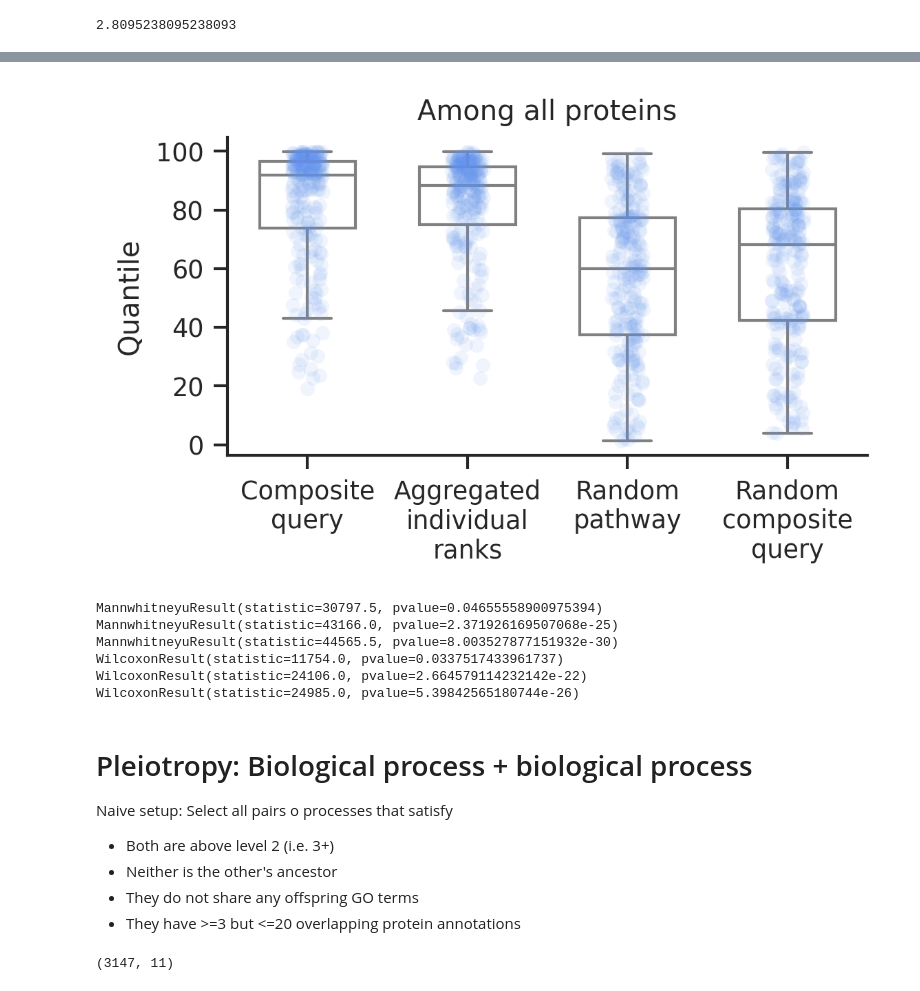
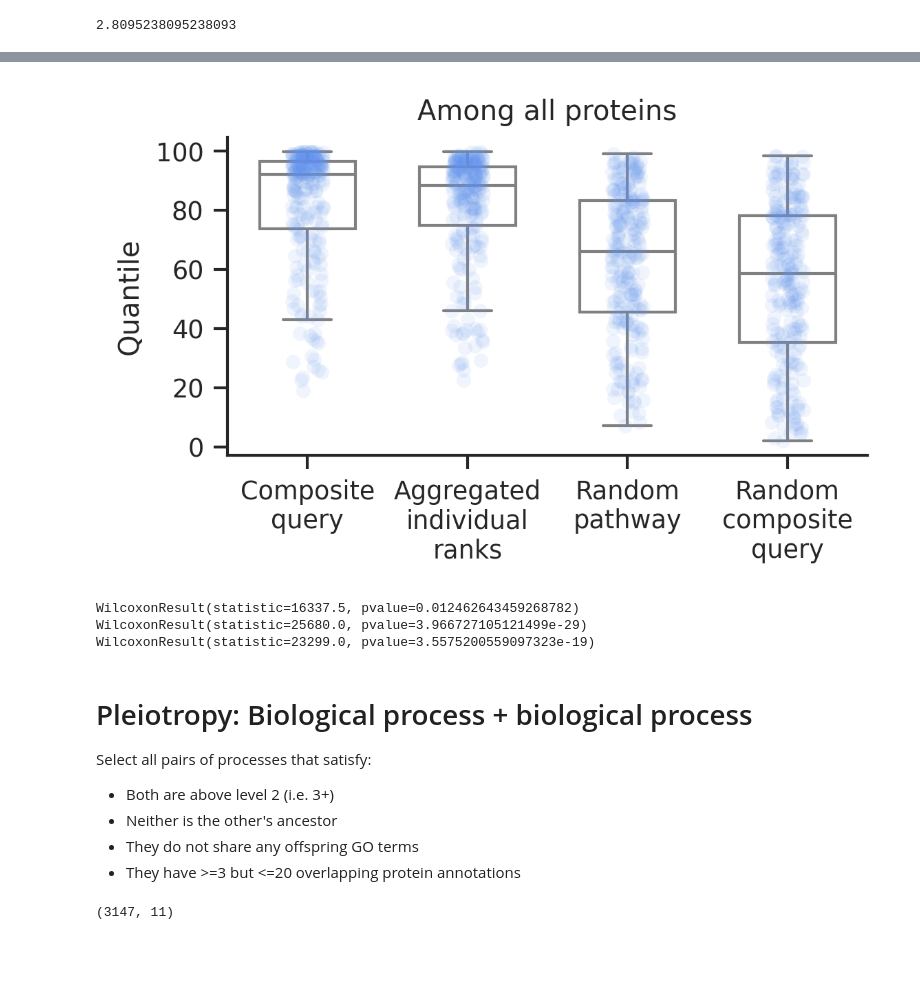
Before and after one commit to mims-harvard/ProCyon, a Jupyter notebook: examples/paper_analyses/composition_retrieval.ipynb, the cells around one changed output, grey strips where cells are left out. Saved outputs shown, nothing was run; the diff lists cells and outputs as text; code cells hidden in the pictures; blank space fills up the shorter version.

Commit message:
Fix random seed in compositional retrieval notebook

```diff
--- a/examples/paper_analyses/composition_retrieval.ipynb
+++ b/examples/paper_analyses/composition_retrieval.ipynb
@@ -149,12 +149,7 @@ go_procs_proteins = go_proteins.loc[go_procs.index]
 (3242, 11)
 # %%
 crosstalk = (
-    pd.read_csv(os.path.join(
-        DATA_DIR,
-        "experimental_data",
-        "compositional_prompts",
-        "crosstalk.csv",
-    )).
+    pd.read_csv(composition_path("crosstalk.csv")).
     query("Crosstalk == 'yes'").
     query("Species == 'Homo sapiens'").
     dropna(subset=["Molecule A Identifier", "Molecule B Identifier"], how="all")
@@ -524,9 +519,9 @@ if regenerate_data:
         })
         all_plot_data_among_all[(pathway_1, pathway_2)] = plot_data
 
-    torch.save(all_plot_data_among_all, "xtalkdb_all_plot_data_among_all.pt")
-    torch.save(composite_embeddings, "xtalkdb_composite_embeddings.pt")
-    torch.save(individual_embeddings, "xtalkdb_individual_embeddings.pt")
+    torch.save(all_plot_data_among_all, composition_path("xtalkdb_all_plot_data_among_all.pt"))
+    torch.save(composite_embeddings, composition_path("xtalkdb_composite_embeddings.pt"))
+    torch.save(individual_embeddings, composition_path("xtalkdb_individual_embeddings.pt"))
 
 else:
     all_plot_data_among_all = torch.load(composition_path("xtalkdb_all_plot_data_among_all.pt"))
@@ -585,65 +580,42 @@ sns.boxplot(
     whiskerprops=dict(color="gray"),
     flierprops=dict(color="gray", markeredgecolor="gray"),
     medianprops=dict(color="gray"),
 )
 sns.despine()
 plt.ylabel("Quantile")
 plt.title("Among all proteins")
 plt.show()
 
 print(
-    stats.mannwhitneyu(
-        temp["Composite\nquery"].values,
-        temp["Aggregated\nindividual\nranks"].values,
-    )
-)
-print(
-    stats.mannwhitneyu(
-        temp["Composite\nquery"].values,
-        temp["Random\ncomposite\nquery"].values,
-        alternative="greater",
-    )
-)
-print(
-    stats.mannwhitneyu(
-        temp["Composite\nquery"].values,
-        temp["Random\npathway"].values,
-        alternative="greater",
-    )
-)
-
-print(
     stats.wilcoxon(
         temp["Composite\nquery"].values,
         temp["Aggregated\nindividual\nranks"].values,
+        alternative="greater",
     )
 )
 print(
     stats.wilcoxon(
         temp["Composite\nquery"].values,
         temp["Random\ncomposite\nquery"].values,
         alternative="greater",
     )
 )
 print(
     stats.wilcoxon(
         temp["Composite\nquery"].values,
         temp["Random\npathway"].values,
         alternative="greater",
     )
 )
 # %% [output]
-[figure, old version]
+[figure, new version]
-MannwhitneyuResult(statistic=30797.5, pvalue=0.04655558900975394)
-MannwhitneyuResult(statistic=43166.0, pvalue=2.371926169507068e-25)
-MannwhitneyuResult(statistic=44565.5, pvalue=8.003527877151932e-30)
-WilcoxonResult(statistic=11754.0, pvalue=0.0337517433961737)
-WilcoxonResult(statistic=24106.0, pvalue=2.664579114232142e-22)
-WilcoxonResult(statistic=24985.0, pvalue=5.39842565180744e-26)
+WilcoxonResult(statistic=16337.5, pvalue=0.012462643459268782)
+WilcoxonResult(statistic=25680.0, pvalue=3.966727105121499e-29)
+WilcoxonResult(statistic=23299.0, pvalue=3.5575200559097323e-19)
 # %% [markdown]
 # Pleiotropy: Biological process + biological process
 
-Naive setup: Select all pairs o processes that satisfy
+Select all pairs of processes that satisfy:
 - Both are above level 2 (i.e. 3+)
 - Neither is the other's ancestor
 - They do not share any offspring GO terms
```
Also changed, not shown: parts of 17 cells of this notebook.
